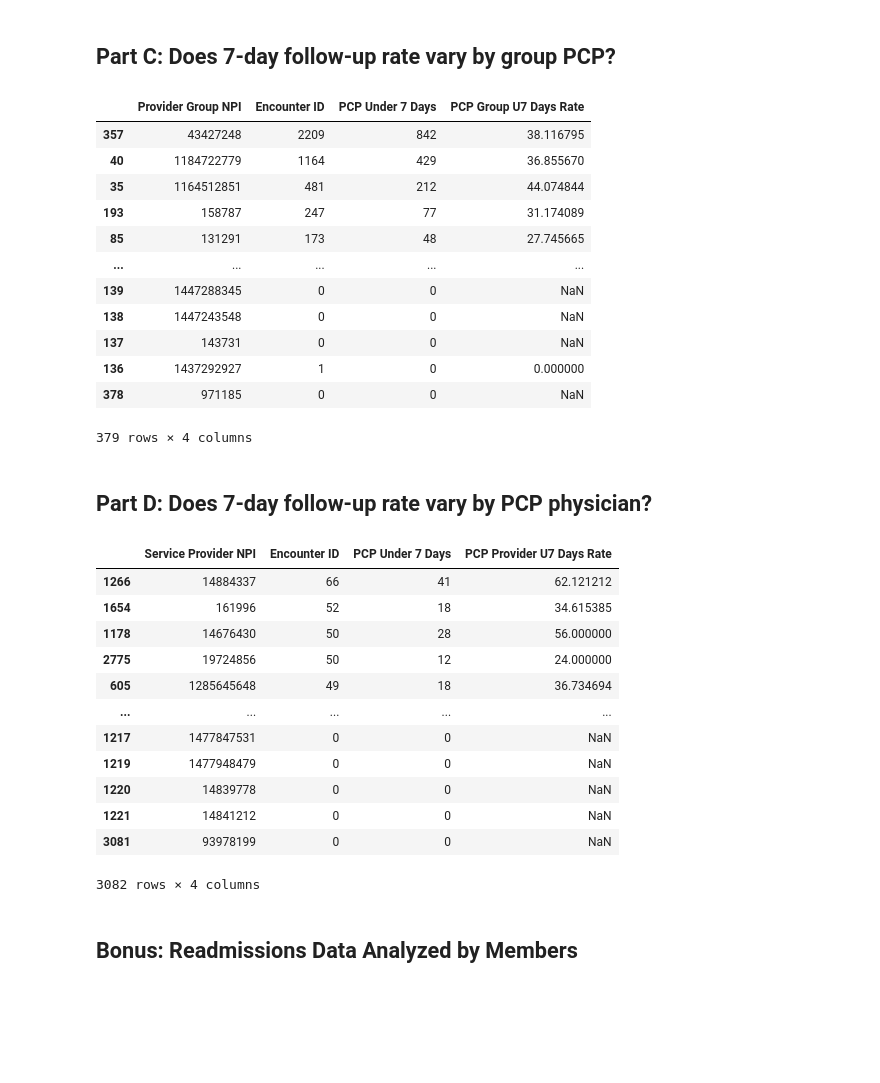
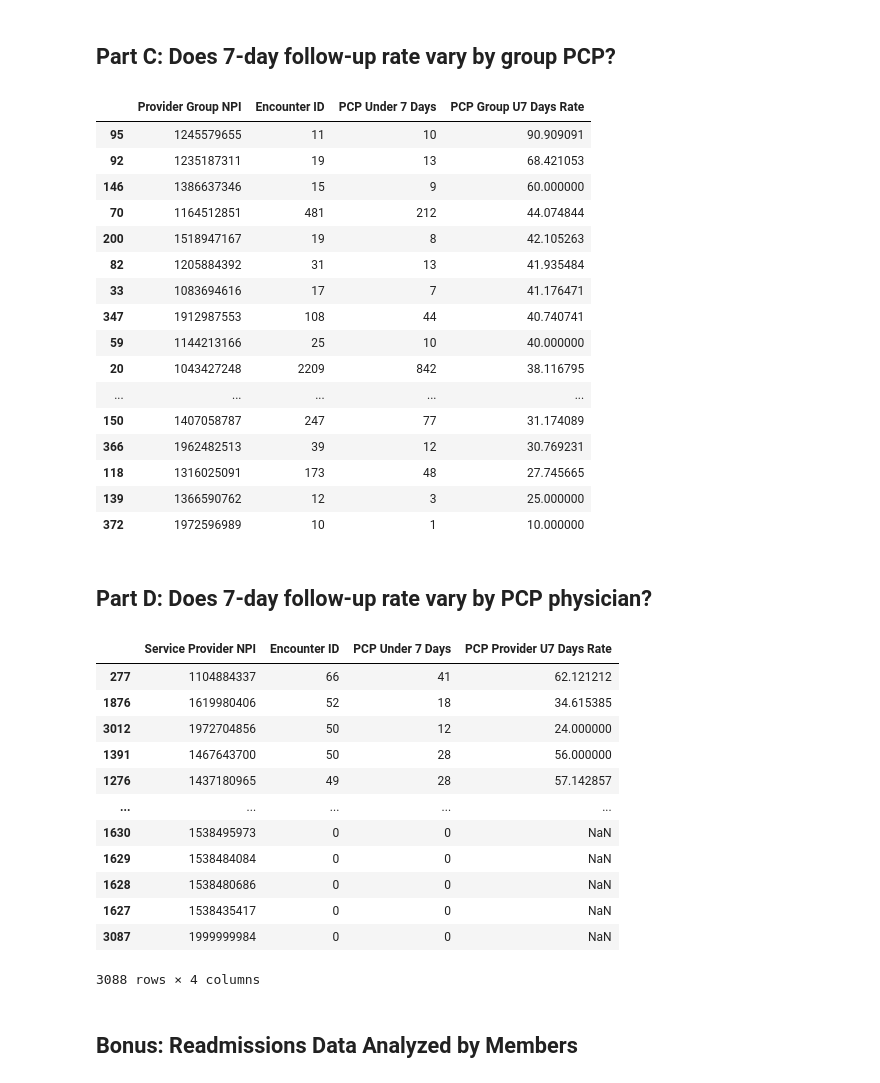
Before and after one commit to jrioross/ursa_health_hospital_readmissions, a Jupyter notebook: ursa_health.ipynb, the cells around one changed output. Saved outputs shown, nothing was run; the diff lists cells and outputs as text; code cells hidden in the pictures; blank space fills up the shorter version.

```diff
--- a/ursa_health.ipynb
+++ b/ursa_health.ipynb
@@ -30,12 +31,22 @@ members['Empirically Attributed PCP Group Provider NPI'] = (members['Empirically
 # %%
 admissions['Encounter Start Date'] = pd.to_datetime(admissions['Encounter Start Date'], format='%Y-%m-%d')
 admissions['Encounter End Date'] = pd.to_datetime(admissions['Encounter End Date'], format='%Y-%m-%d')
-admissions['Facility Provider NPI'] = admissions['Facility Provider NPI'].astype("string").str.replace(".0","").astype("category")
-admissions['Attending Provider NPI'] = admissions['Attending Provider NPI'].astype("string").str.replace(".0","").astype("category")
+admissions['Facility Provider NPI'] = (admissions['Facility Provider NPI'].astype("string")
+                                       #.str.replace(".0","")
+                                       .astype("category"))
+admissions['Attending Provider NPI'] = (admissions['Attending Provider NPI'].astype("string")
+                                        .str.replace("\.0","")
+                                        .astype("category"))
 # %%
 pcp['Encounter Date'] = pd.to_datetime(pcp['Encounter Date'], format='%Y-%m-%d')
-pcp['Service Provider NPI'] = pcp['Service Provider NPI'].astype("string").str.replace(".0","").astype("category")
-pcp['Provider Group NPI'] = pcp['Provider Group NPI'].astype("string").str.replace(".0","").astype("category")
+pcp['Service Provider NPI'] = (pcp['Service Provider NPI']
+                               .astype("string")
+                               .str.replace("\.0","")
+                               .astype("category"))
+pcp['Provider Group NPI'] = (pcp['Provider Group NPI']
+                             .astype("string")
+                             .str.replace("\.0","")
+                             .astype("category"))
 # %% [markdown]
 ### Take select columns from the dataframes
 # %%
@@ -327,26 +397,30 @@ att_u30.sort_values('Encounter ID', ascending = False)
 # %%
 pcp_u7_by_group = re_pcp.groupby('Provider Group NPI', as_index = False)['PCP Under 7 Days'].sum()
 encounters_by_pcp_group = re_pcp.groupby('Provider Group NPI', as_index = False)['Encounter ID'].count()
 
 pcp_group_u7 = pd.merge(encounters_by_pcp_group, pcp_u7_by_group, how = 'left')
 
 pcp_group_u7['PCP Group U7 Days Rate'] = 100*pcp_group_u7['PCP Under 7 Days']/pcp_group_u7['Encounter ID']
 pcp_group_u7
-pcp_group_u7.sort_values("PCP Under 7 Days", ascending = False)
+pcp_group_u7[pcp_group_u7['Encounter ID'] >= 10].sort_values("PCP Group U7 Days Rate", ascending = False).head(50)
 # %% [output]
 |  | Provider Group NPI | Encounter ID | PCP Under 7 Days | PCP Group U7 Days Rate |
-| 357 | 43427248 | 2209 | 842 | 38.116795 |
-| 40 | 1184722779 | 1164 | 429 | 36.855670 |
-| 35 | 1164512851 | 481 | 212 | 44.074844 |
-| 193 | 158787 | 247 | 77 | 31.174089 |
-| 85 | 131291 | 173 | 48 | 27.745665 |
+| 95 | 1245579655 | 11 | 10 | 90.909091 |
+| 92 | 1235187311 | 19 | 13 | 68.421053 |
+| 146 | 1386637346 | 15 | 9 | 60.000000 |
+| 70 | 1164512851 | 481 | 212 | 44.074844 |
+| 200 | 1518947167 | 19 | 8 | 42.105263 |
+| 82 | 1205884392 | 31 | 13 | 41.935484 |
+| 33 | 1083694616 | 17 | 7 | 41.176471 |
+| 347 | 1912987553 | 108 | 44 | 40.740741 |
+| 59 | 1144213166 | 25 | 10 | 40.000000 |
+| 20 | 1043427248 | 2209 | 842 | 38.116795 |
 | ... | ... | ... | ... | ... |
-| 139 | 1447288345 | 0 | 0 | NaN |
-| 138 | 1447243548 | 0 | 0 | NaN |
-| 137 | 143731 | 0 | 0 | NaN |
-| 136 | 1437292927 | 1 | 0 | 0.000000 |
-| 378 | 971185 | 0 | 0 | NaN |
+| 150 | 1407058787 | 247 | 77 | 31.174089 |
+| 366 | 1962482513 | 39 | 12 | 30.769231 |
+| 118 | 1316025091 | 173 | 48 | 27.745665 |
+| 139 | 1366590762 | 12 | 3 | 25.000000 |
+| 372 | 1972596989 | 10 | 1 | 10.000000 |
-379 rows × 4 columns
 # %% [markdown]
 ## Part D: Does 7-day follow-up rate vary by PCP physician?
 # %%
@@ -359,18 +433,18 @@ pcp_provider_u7['PCP Provider U7 Days Rate'] = 100*pcp_provider_u7['PCP Under 7
 pcp_provider_u7.sort_values("Encounter ID", ascending = False)
 # %% [output]
 |  | Service Provider NPI | Encounter ID | PCP Under 7 Days | PCP Provider U7 Days Rate |
-| 1266 | 14884337 | 66 | 41 | 62.121212 |
-| 1654 | 161996 | 52 | 18 | 34.615385 |
-| 1178 | 14676430 | 50 | 28 | 56.000000 |
-| 2775 | 19724856 | 50 | 12 | 24.000000 |
-| 605 | 1285645648 | 49 | 18 | 36.734694 |
+| 277 | 1104884337 | 66 | 41 | 62.121212 |
+| 1876 | 1619980406 | 52 | 18 | 34.615385 |
+| 3012 | 1972704856 | 50 | 12 | 24.000000 |
+| 1391 | 1467643700 | 50 | 28 | 56.000000 |
+| 1276 | 1437180965 | 49 | 28 | 57.142857 |
 | ... | ... | ... | ... | ... |
-| 1217 | 1477847531 | 0 | 0 | NaN |
-| 1219 | 1477948479 | 0 | 0 | NaN |
-| 1220 | 14839778 | 0 | 0 | NaN |
-| 1221 | 14841212 | 0 | 0 | NaN |
-| 3081 | 93978199 | 0 | 0 | NaN |
+| 1630 | 1538495973 | 0 | 0 | NaN |
+| 1629 | 1538484084 | 0 | 0 | NaN |
+| 1628 | 1538480686 | 0 | 0 | NaN |
+| 1627 | 1538435417 | 0 | 0 | NaN |
+| 3087 | 1999999984 | 0 | 0 | NaN |
-3082 rows × 4 columns
+3088 rows × 4 columns
 # %% [markdown]
 ## Bonus: Readmissions Data Analyzed by Members
 # %%
```
Also changed, not shown: parts of 13 cells of this notebook.
